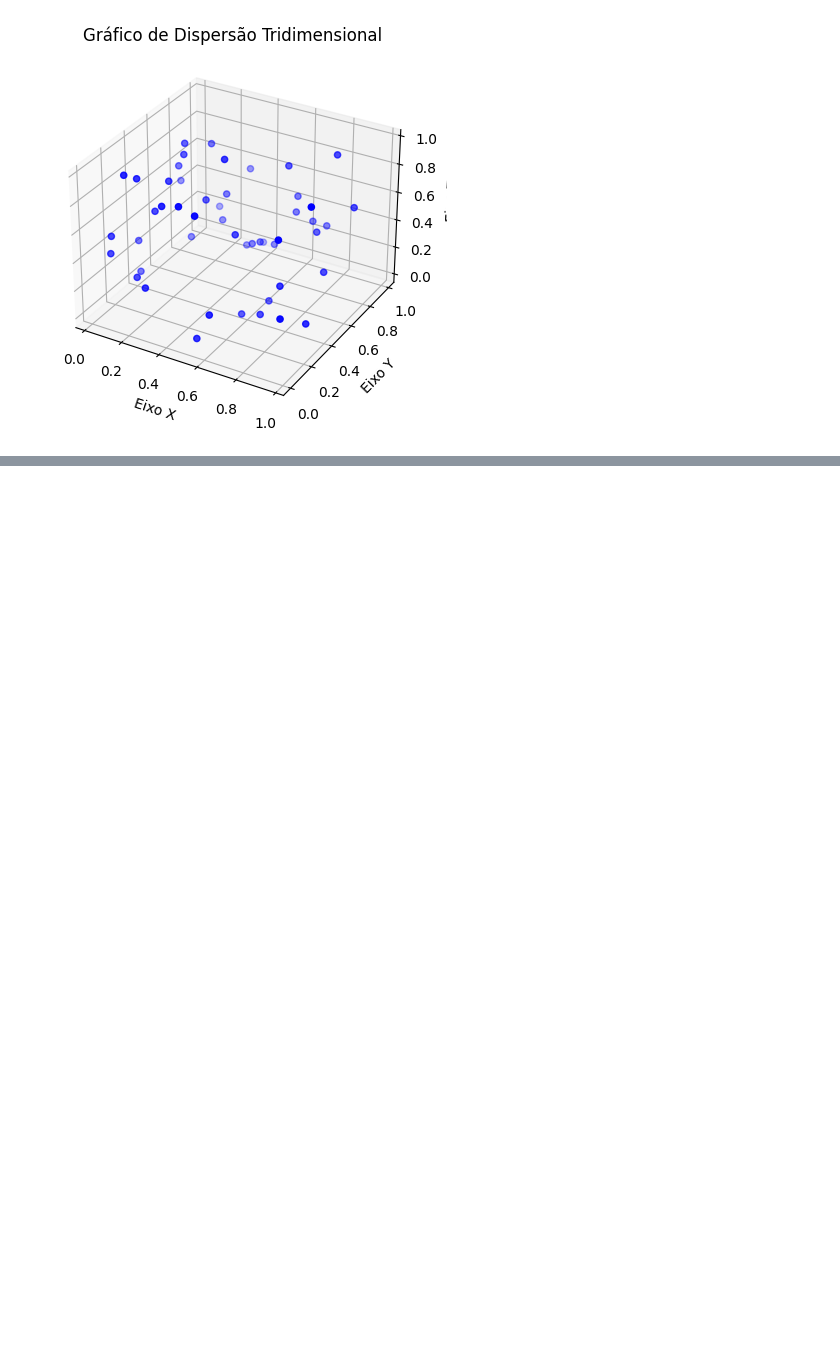
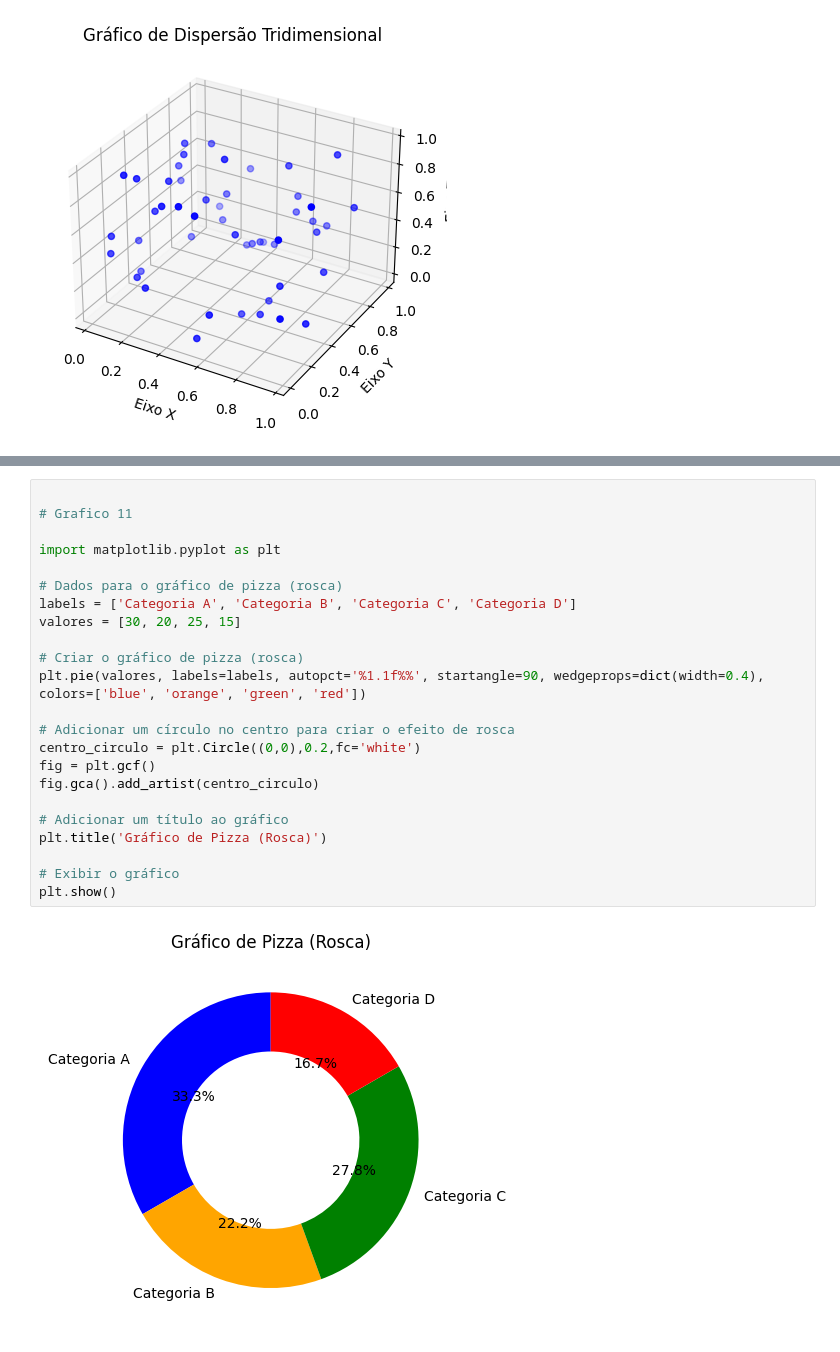
Before and after one commit to kono100/Graficos_em_Python, a Jupyter notebook: grafico.ipynb, the cells around one changed output, grey strips where cells are left out. Saved outputs shown, nothing was run; the diff lists cells and outputs as text; blank space fills up the shorter version.

```diff
--- a/grafico.ipynb
+++ b/grafico.ipynb
@@ -281,0 +284,25 @@ plt.show()
+# %%
+
+# Grafico 11
+
+import matplotlib.pyplot as plt
+
+# Dados para o gráfico de pizza (rosca)
+labels = ['Categoria A', 'Categoria B', 'Categoria C', 'Categoria D']
+valores = [30, 20, 25, 15]
+
+# Criar o gráfico de pizza (rosca)
+plt.pie(valores, labels=labels, autopct='%1.1f%%', startangle=90, wedgeprops=dict(width=0.4), colors=['blue', 'orange', 'green', 'red'])
+
+# Adicionar um círculo no centro para criar o efeito de rosca
+centro_circulo = plt.Circle((0,0),0.2,fc='white')
+fig = plt.gcf()
+fig.gca().add_artist(centro_circulo)
+
+# Adicionar um título ao gráfico
+plt.title('Gráfico de Pizza (Rosca)')
+
+# Exibir o gráfico
+plt.show()
+# %% [output]
+[figure, added]
```
Also changed, not shown: parts of 2 cells of this notebook.
